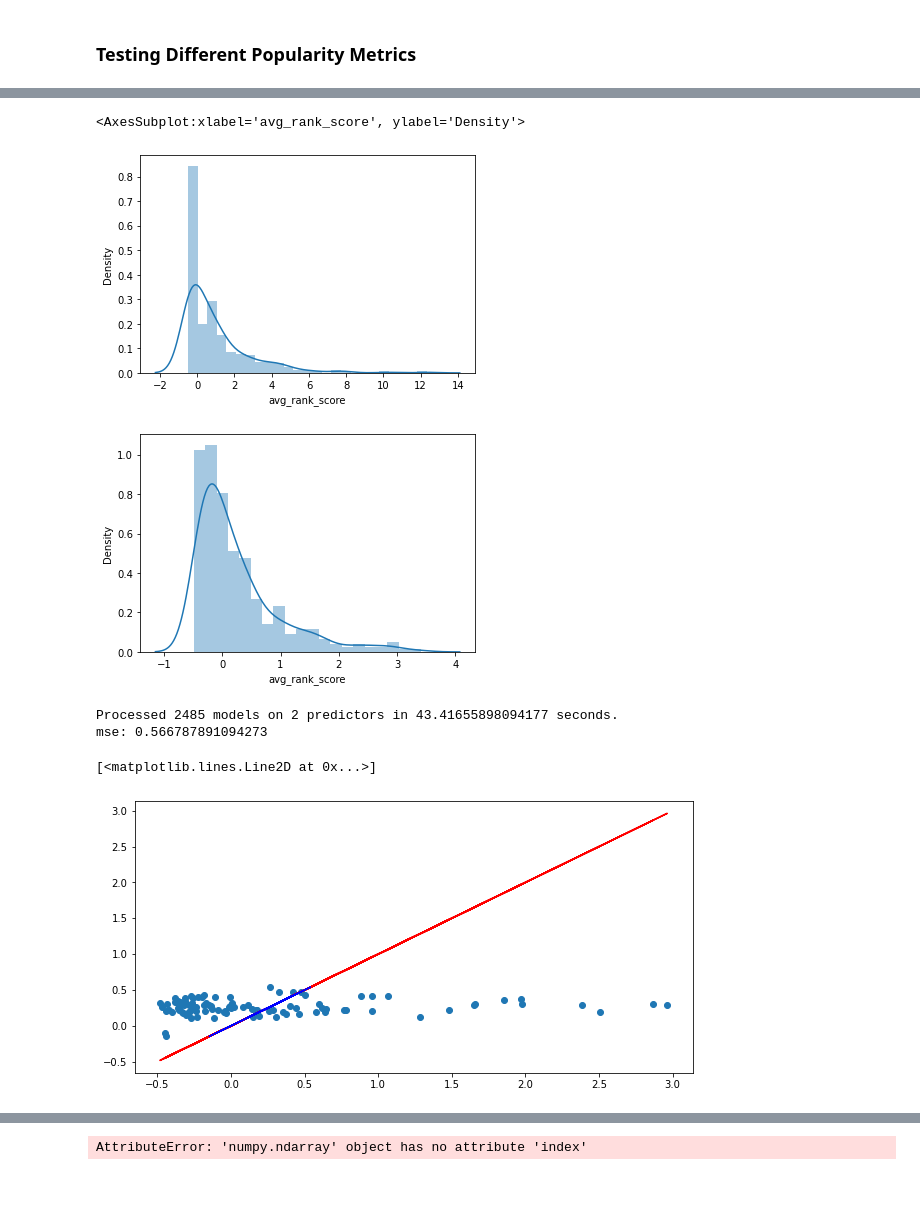
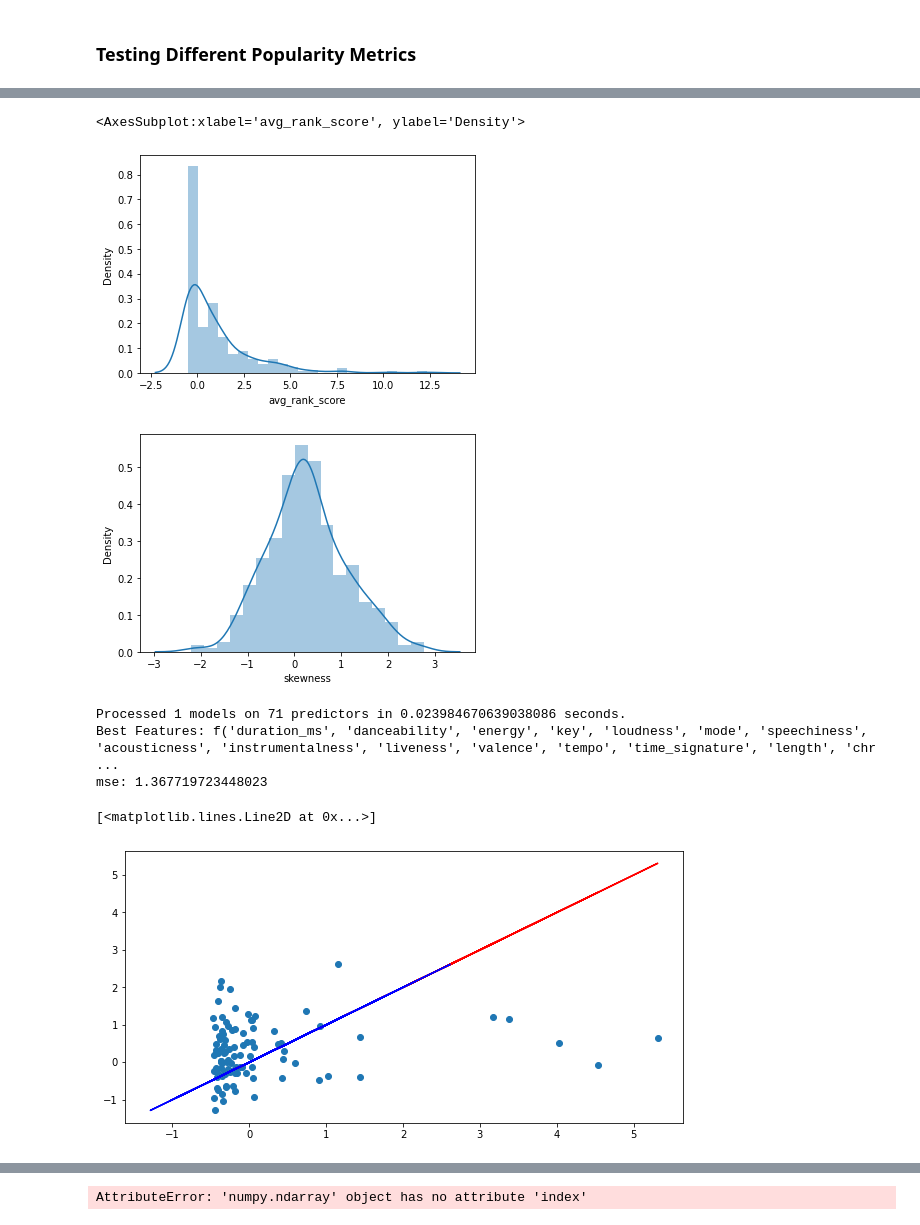
Before and after one commit to Santius0/comp-6940-project, a Jupyter notebook: notebooks/eda.ipynb, the cells around one changed output, grey strips where cells are left out. Cells and saved outputs as stored; diff of their text form; code cells hidden in the pictures; blank space fills up the shorter version.

```diff
--- a/notebooks/eda.ipynb
+++ b/notebooks/eda.ipynb
@@ -206,7 +206,7 @@ def popularity_metrics(df, score_type='basic'):
             scaled = True
 
         # sensationality
-        sensation = squiggle(rank_counts, ranks, scaled=scaled)
+        sensation = squiggle(rank_counts, ranks, scaled=False)
 
         # mean rank
         avg_rank = np.mean(ranks)
@@ -218,7 +218,7 @@ def popularity_metrics(df, score_type='basic'):
         time_on_chart = np.max(billboard_entries['weeks'])
 
         # lifetime_peak
-        lifetime_peak = np.max(billboard_entries['peakPos'])
+        lifetime_peak = np.min(billboard_entries['peakPos'])
 
         # debut rank
         debut_rank = billboard_entries['rank'].iloc[0]
@@ -347,27 +308,27 @@ sns.distplot(pp_met['avg_rank_score'])
 # y = data_df.pop(y_col)
 # %% [output]
 <AxesSubplot:xlabel='avg_rank_score', ylabel='Density'>
-[figure, old version]
+[figure, new version]
 # %%
-x = np.sort(pop_metrics['avg_rank_score'])
+x = np.sort(pop_metrics['skewness'])
 f_x = np.gradient(x)*np.exp(-x**2/2)
 sample_probs = f_x/np.sum(f_x)
 # samples = np.random.choice(x, p=sample_probs, size=1000000)
-df_samples = pop_metrics["avg_rank_score"].sort_values().sample(
+df_samples = pop_metrics["skewness"].sort_values().sample(
     n=400,
     weights=sample_probs,
     replace=False,
 )
 
 sns.distplot(df_samples)
 # df_samples
 pp_met = pop_metrics.iloc[df_samples.index]
 pp_x = data_df.iloc[df_samples.index]
 # song_billboard_names = songs_df[df_samples.index]
 
 # pop_metrics[pop_metrics["sensationality"] > 0]
 # %% [output]
-[figure, old version]
+[figure, new version]
 # %%
 from sklearn.model_selection import GridSearchCV, KFold, train_test_split
 from sklearn.linear_model import LinearRegression
@@ -376,13 +337,6 @@ from sklearn.metrics import mean_squared_error
 import itertools
 import time
 
-def gscv(mdl, param_grid, x_, y_, score_method, verbose=0):
-    grid_search = GridSearchCV(mdl, param_grid=param_grid, n_jobs=-1, verbose=verbose, scoring=score_method)
-    grid_search.fit(x_, y_)
-    if verbose == 1:
-        print(f"best params = {grid_search.best_params_}")
-        print(f"best score = {grid_search.best_score_}")
-    return grid_search.best_params_
 
 # pop_metrics = [pop_metrics_basic, pop_metrics_classic, pop_metrics_score_01, pop_metrics_score_02]
 # for pms in pop_metrics:
@@ -411,7 +365,7 @@ def best_subset(model, X, y, subset_size=-1, force=False):
     num_combinations = np.math.factorial(len(X.columns))/(np.math.factorial(len(X.columns)-subset_size) * np.math.factorial(subset_size))
     if num_combinations > limit and not force:
         print(f"Please be aware that this action run {int(num_combinations)} models and there is a real possibility it will crash your machine.\nIf you're sure you want to do this please include the parameter 'force=True' when calling this function")
-        return {"model": model, "features": X.columns, "MSE": -1}
+        return {"model": model, "features": X.columns, "MSE": 2}
     tic = time.time()
     results = []
     for combo in itertools.combinations(X.columns, subset_size):
@@ -439,8 +393,8 @@ def best_subset(model, X, y, subset_size=-1, force=False):
 # all_features = ['duration_ms', 'key', 'energy', 'loudness', 'danceability', 'speechiness', 'instrumentalness', 'tempo']
 pp_x = pp_x.filter(regex=('^((?!mfcc).)*$'))
 
-best_model = best_subset(LinearRegression(), pp_x, pp_met['avg_rank_score'], 2)
-# print(f"Best Features: f{best_model['features']}")
+best_model = best_subset(LinearRegression(), pp_x, pp_met['avg_rank_score'], -1)
+print(f"Best Features: f{best_model['features']}")
 x_train, x_test, y_train, y_test = train_test_split(pp_x[list(best_model['features'])], pp_met['avg_rank_score'])
 mdl = LinearRegression().fit(x_train, y_train)
 y_pred = mdl.predict(x_test)
@@ -451,10 +405,11 @@ plt.scatter(y_test,y_pred)
 plt.plot(y_test,y_test,'r', label='test')
 plt.plot(y_pred,y_pred,'b', label='pred')
 # %% [output]
-Processed 2485 models on 2 predictors in 43.41655898094177 seconds.
-mse: 0.566787891094273
+Processed 1 models on 71 predictors in 0.023984670639038086 seconds.
+Best Features: f('duration_ms', 'danceability', 'energy', 'key', 'loudness', 'mode', 'speechiness', 'acousticness', 'instrumentalness', 'liveness', 'valence', 'tempo', 'time_signature', 'length', 'chr ...
+mse: 1.367719723448023
 [<matplotlib.lines.Line2D at 0x...>]
-[figure, old version]
+[figure, new version]
 # %%
 data_df.iloc[0]
 # %% [output]
```
Also changed, not shown: parts of 11 cells of this notebook.
